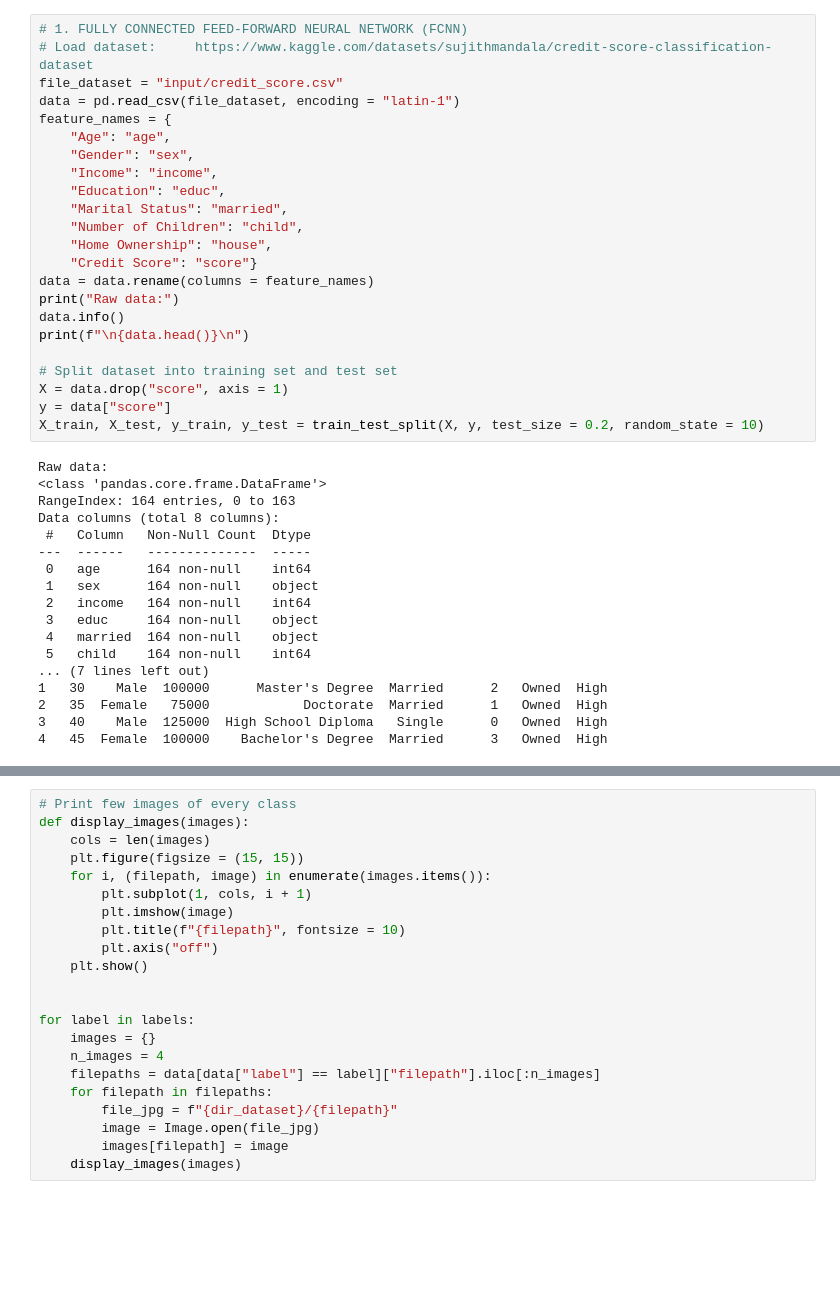
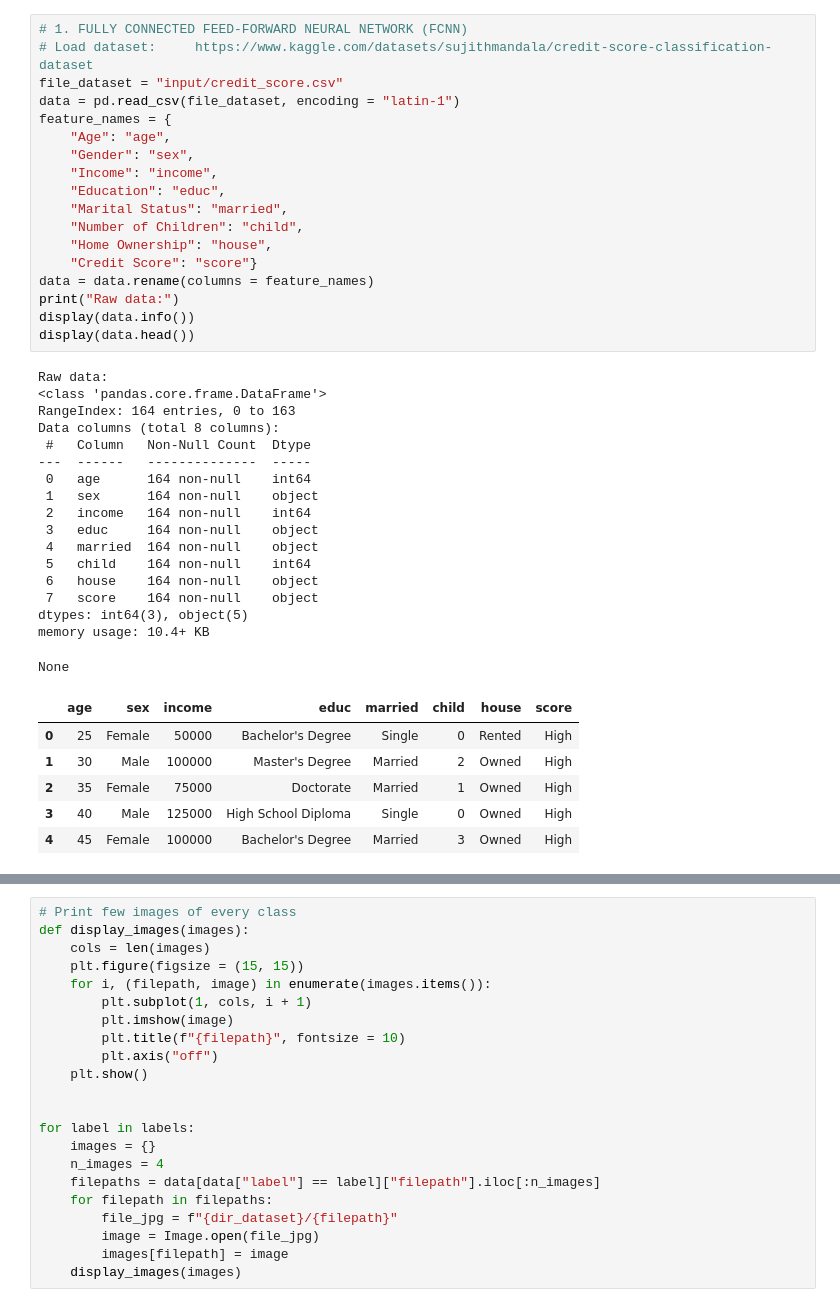
Before and after one commit to dedkuzmich/data-analysis-2023, a Jupyter notebook: lab3/lab3.ipynb, the cells around one changed output, grey strips where cells are left out. Saved outputs shown, nothing was run; the diff lists cells and outputs as text; blank space fills up the shorter version.

```diff
--- a/lab3/lab3.ipynb
+++ b/lab3/lab3.ipynb
@@ -30,43 +63,44 @@ WARNING:tensorflow:From C:\Users\lol19\AppData\Local\Programs\Python\Python310\l
 # %%
 # 1. FULLY CONNECTED FEED-FORWARD NEURAL NETWORK (FCNN)
 # Load dataset:     https://www.kaggle.com/datasets/sujithmandala/credit-score-classification-dataset
 file_dataset = "input/credit_score.csv"
 data = pd.read_csv(file_dataset, encoding = "latin-1")
 feature_names = {
     "Age": "age",
     "Gender": "sex",
     "Income": "income",
     "Education": "educ",
     "Marital Status": "married",
     "Number of Children": "child",
     "Home Ownership": "house",
     "Credit Score": "score"}
 data = data.rename(columns = feature_names)
 print("Raw data:")
-data.info()
-print(f"\n{data.head()}\n")
-
-# Split dataset into training set and test set
-X = data.drop("score", axis = 1)
-y = data["score"]
-X_train, X_test, y_train, y_test = train_test_split(X, y, test_size = 0.2, random_state = 10)
+display(data.info())
+display(data.head())
 # %% [output]
 Raw data:
 <class 'pandas.core.frame.DataFrame'>
 RangeIndex: 164 entries, 0 to 163
 Data columns (total 8 columns):
  #   Column   Non-Null Count  Dtype
 ---  ------   --------------  -----
  0   age      164 non-null    int64
  1   sex      164 non-null    object
  2   income   164 non-null    int64
  3   educ     164 non-null    object
  4   married  164 non-null    object
  5   child    164 non-null    int64
-... (7 lines left out)
-1   30    Male  100000      Master's Degree  Married      2   Owned  High
-2   35  Female   75000            Doctorate  Married      1   Owned  High
-3   40    Male  125000  High School Diploma   Single      0   Owned  High
-4   45  Female  100000    Bachelor's Degree  Married      3   Owned  High
+ 6   house    164 non-null    object
+ 7   score    164 non-null    object
+dtypes: int64(3), object(5)
+memory usage: 10.4+ KB
+None
+|  | age | sex | income | educ | married | child | house | score |
+| 0 | 25 | Female | 50000 | Bachelor's Degree | Single | 0 | Rented | High |
+| 1 | 30 | Male | 100000 | Master's Degree | Married | 2 | Owned | High |
+| 2 | 35 | Female | 75000 | Doctorate | Married | 1 | Owned | High |
+| 3 | 40 | Male | 125000 | High School Diploma | Single | 0 | Owned | High |
+| 4 | 45 | Female | 100000 | Bachelor's Degree | Married | 3 | Owned | High |
 # %%
 # Normalization
```
Also changed, not shown: parts of 17 cells of this notebook.
